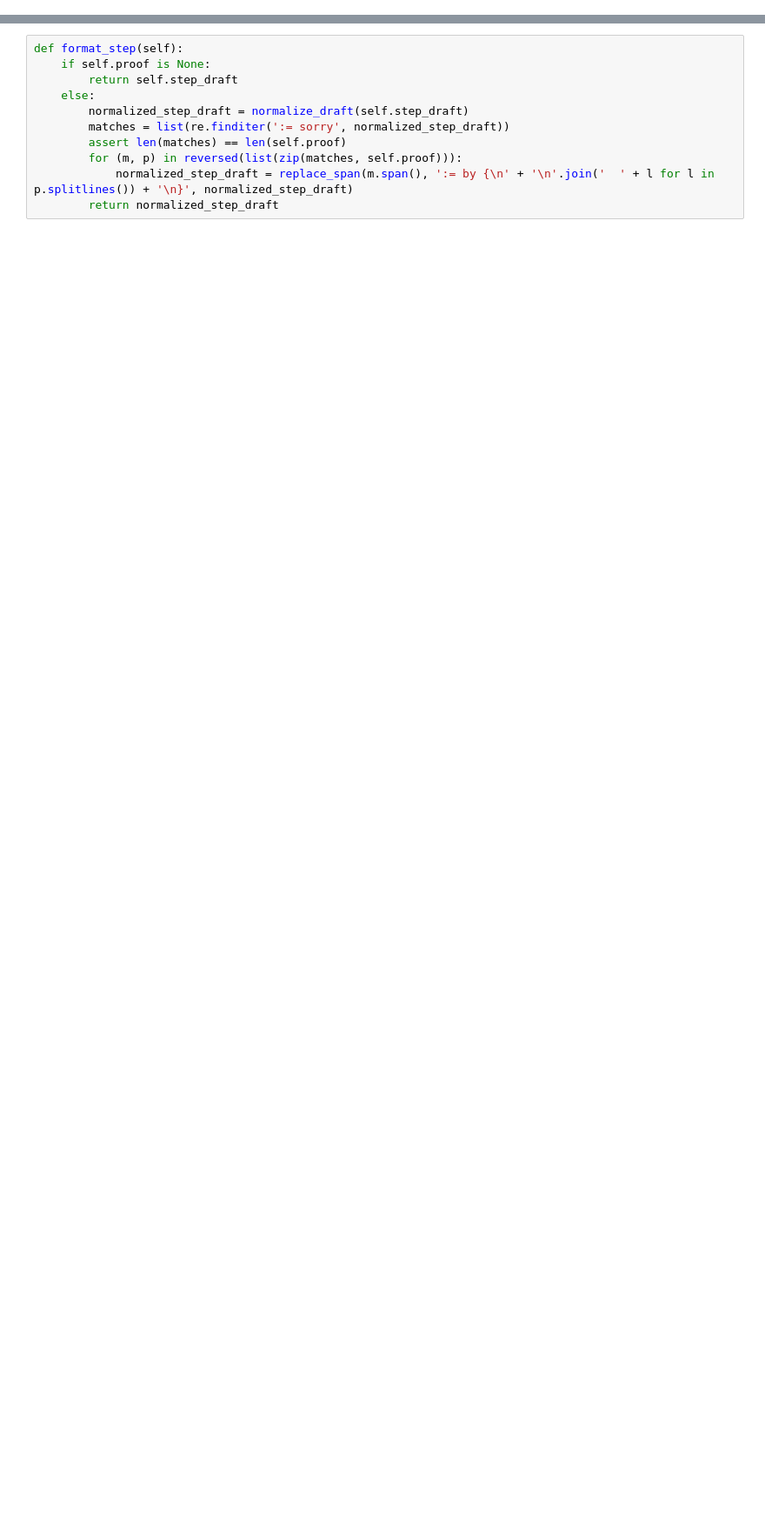
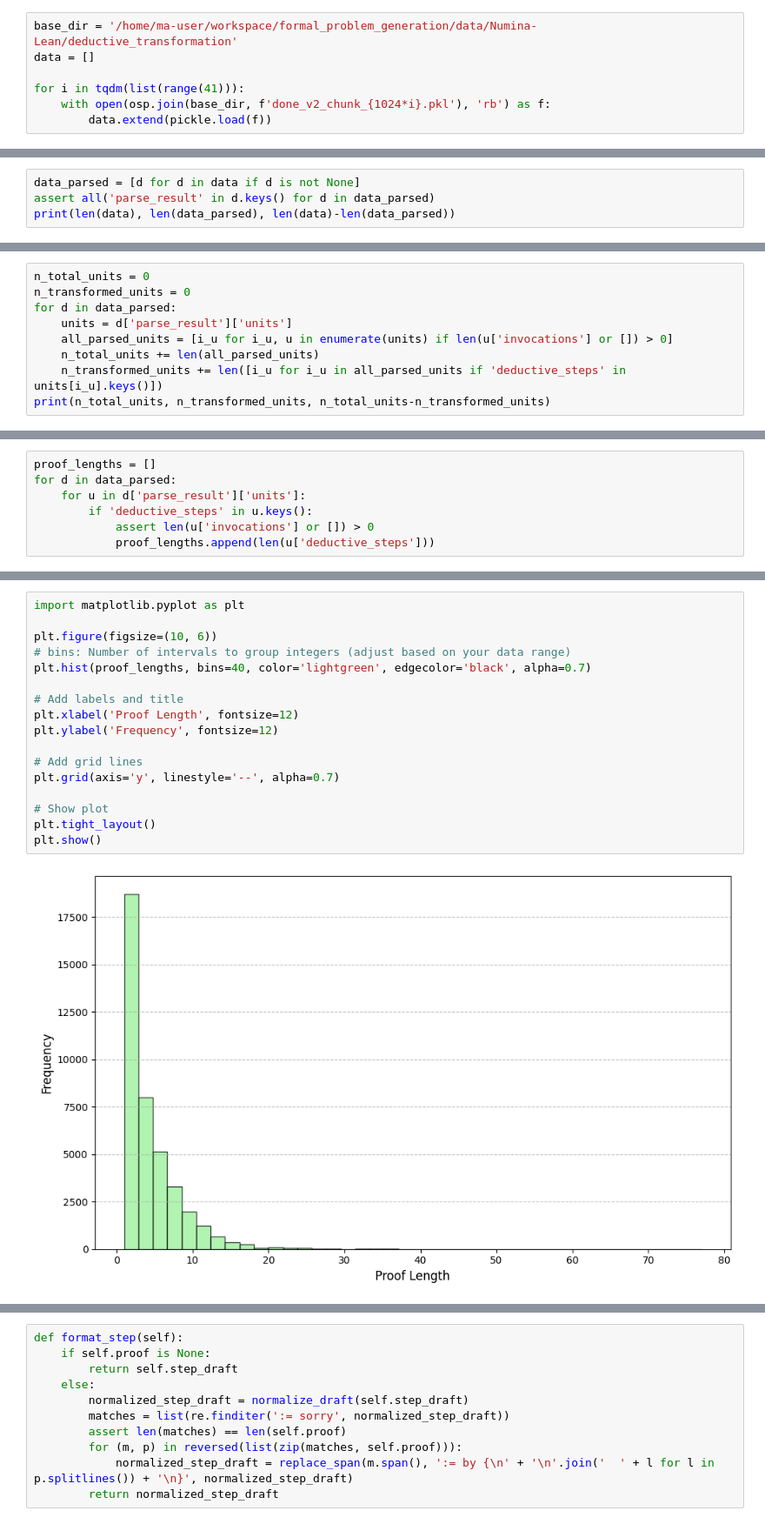
Before and after one commit to Oliveeez/formal_problem_generation, a Jupyter notebook: data_train_composition.numina-lean.ipynb, the cells around one changed output, grey strips where cells are left out. Shown at 87% size. Drawn from its saved outputs; the diff is of its cells as text; blank space fills up the shorter version.

```diff
--- a/data_train_composition.numina-lean.ipynb
+++ b/data_train_composition.numina-lean.ipynb
@@ -637,0 +32,7 @@ You revel in conjuring elegant problems — starting from a spare set of hypothe
+# %%
+base_dir = '/home/ma-user/workspace/formal_problem_generation/data/Numina-Lean/deductive_transformation'
+data = []
+
+for i in tqdm(list(range(41))):
+    with open(osp.join(base_dir, f'done_v2_chunk_{1024*i}.pkl'), 'rb') as f:
+        data.extend(pickle.load(f))
@@ -637,0 +41,4 @@ You revel in conjuring elegant problems — starting from a spare set of hypothe
+# %%
+data_parsed = [d for d in data if d is not None]
+assert all('parse_result' in d.keys() for d in data_parsed)
+print(len(data), len(data_parsed), len(data)-len(data_parsed))
@@ -637,0 +47,9 @@ You revel in conjuring elegant problems — starting from a spare set of hypothe
+# %%
+n_total_units = 0
+n_transformed_units = 0
+for d in data_parsed:
+    units = d['parse_result']['units']
+    all_parsed_units = [i_u for i_u, u in enumerate(units) if len(u['invocations'] or []) > 0]
+    n_total_units += len(all_parsed_units)
+    n_transformed_units += len([i_u for i_u in all_parsed_units if 'deductive_steps' in units[i_u].keys()])
+print(n_total_units, n_transformed_units, n_total_units-n_transformed_units)
@@ -637,0 +60,7 @@ You revel in conjuring elegant problems — starting from a spare set of hypothe
+# %%
+proof_lengths = []
+for d in data_parsed:
+    for u in d['parse_result']['units']:
+        if 'deductive_steps' in u.keys():
+            assert len(u['invocations'] or []) > 0
+            proof_lengths.append(len(u['deductive_steps']))
@@ -637,0 +87,19 @@ You revel in conjuring elegant problems — starting from a spare set of hypothe
+# %%
+import matplotlib.pyplot as plt
+
+plt.figure(figsize=(10, 6))
+# bins: Number of intervals to group integers (adjust based on your data range)
+plt.hist(proof_lengths, bins=40, color='lightgreen', edgecolor='black', alpha=0.7)
+
+# Add labels and title
+plt.xlabel('Proof Length', fontsize=12)
+plt.ylabel('Frequency', fontsize=12)
+
+# Add grid lines
+plt.grid(axis='y', linestyle='--', alpha=0.7)
+
+# Show plot
+plt.tight_layout()
+plt.show()
+# %% [output]
+[figure, added]
```
Also changed, not shown: parts of 59 cells of this notebook, 2 other files.
